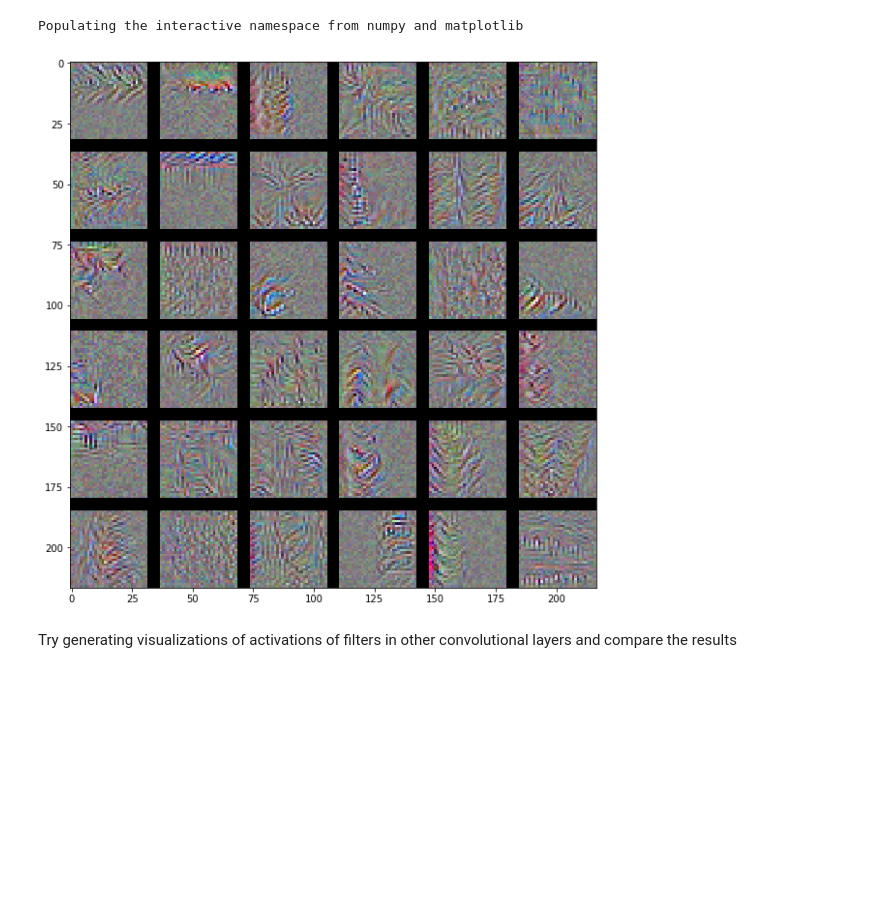
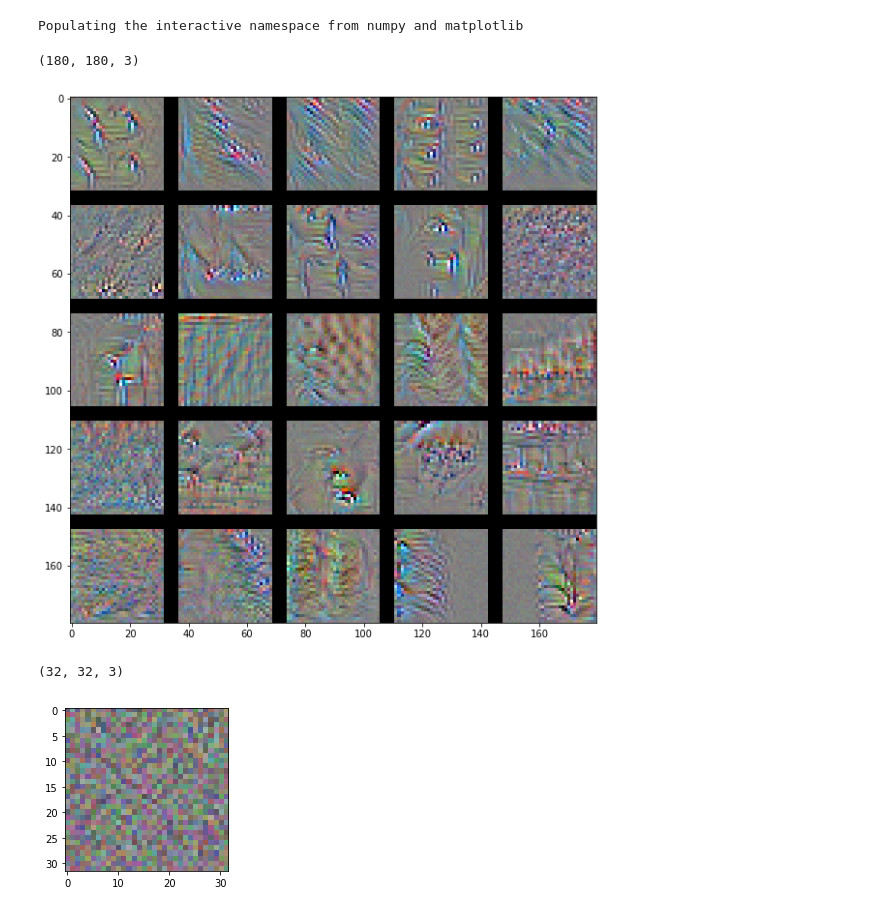
Before and after one commit to yamsgithub/deep_learning_exercises, a Jupyter notebook: visualize_activation.ipynb, the cells around one changed output. Drawn from its saved outputs; the diff is of its cells as text; code cells hidden in the pictures; blank space fills up the shorter version.

Commit message:
Added more conv nets explanations and visualizations

```diff
--- a/visualize_activation.ipynb
+++ b/visualize_activation.ipynb
@@ -221,8 +219,14 @@ def get_iterate(layer_name, filter_index, layer_dict):
 
     # build a loss function that maximizes the activation
     # of the nth filter of the layer considered
-    layer_output = layer_dict[layer_name].output
-    loss = K.mean(layer_output[:, :, :, filter_index])
+    layer = layer_dict[layer_name]
+    layer_output = layer.output
+    #layer_output = layer.get_output_at(-1)
+
+    if isinstance(layer, layers.Dense):
+        loss = K.mean(layer_output[:, filter_index])
+    else:
+        loss = K.mean(layer_output[:, :, :, filter_index])
 
     # We add an input placeholder with a size the same as the input image
     input_img = model.inputs[0]
@@ -257,35 +261,37 @@ def deprocess_image(x):
 # %%
 # Function to visualize the activate of given filter in the given layer
 def visualize_activation(layer_name, filter_index, layer_dict):
-    iterate = get_iterate(layer_name, i, layer_dict)
+    iterate = get_iterate(layer_name, filter_index, layer_dict)
 
     input_img_data = np.random.random((1,32, 32, 3)) * 20 + 128.
     step = 1
 
-    for _ in range(20):
+    for _ in range(150):
         loss_value, grads_value = iterate([input_img_data])
         # some filters get stuck to 0, we can skip them
         if loss_value <= K.epsilon():
-            return None
+            return None, None
         # Add the gradients to the input image
         input_img_data += grads_value * step
     img = deprocess_image(input_img_data[0])
-    return img
+    return img, loss_value
 # %%
-# We will maximize activation of all the filters in the last convolutional layer ('conv2d_5'), as they learn more complex patterns.
+# We will maximize activation of all the filters in the last convolutional layer, as they learn more complex patterns.
 # But you can use the same procedure to visualize any filter in any layer.
 
 # Filters that get stuck in 0 are skipped
 
-layer_name = 'conv2d_5'
+layer_name = 'conv2d_6'
+output_layer = layer_dict[layer_name]
 
 # Get the number of filters in layer_name
-output_layer = layer_dict[layer_name]
 num_filters = len(output_layer.get_weights()[1])
 print('Layer ', layer_name, ' has ', num_filters, ' filters')
+
+# Visualize activations of all the filters in the current layer
 processed_filters = []
 for i in range(0, num_filters):
-    img = visualize_activation(layer_name, i, layer_dict)
+    img, loss_value = visualize_activation(layer_name, i, layer_dict)
     if not img is None:
         print('Processed filter ', i)
         processed_filters.append((img, loss_value))
@@ -311,3 +317,11 @@ Number of filters with non-zero loss are  47
+# %%
+# We can also visualize the dense layer output. Here we visualize the last dense layer of the model for the class bird
+layer_name = 'dense_2'
+
+# Index for class bird
+class_index = 3
+img, loss_value = visualize_activation(layer_name, class_index, layer_dict)
+processed_dense_filters = [(img, loss_value)]
 # %%
 %pylab inline
 import matplotlib.pyplot as plt
@@ -354,13 +370,25 @@ def draw_filters(filters, model_name, output_dim=(32, 32), n=None):
 # %% [output]
 Populating the interactive namespace from numpy and matplotlib
+# %%
+# Visualize the processed filters of the last convolutional layer. Here we visualize the top few filters with the
+# maximum activations and save the visualization as an image on disk
+model_name = 'cifar-10'
+result = draw_filters(processed_filters,  model_name, (32, 32))
+img=mpimg.imread(result)
+plt.rcParams['figure.figsize'] = (10,10)
+imgplot = plt.imshow(img)
+plt.show()
+# %% [output]
+(180, 180, 3)
+[figure, added]
 # %%
-model_name = 'cifar-10'
-result = draw_filters(processed_filters,  model_name, (32, 32))
+# Visualize the output of the dense layer for the class bird processed above.
+model_name = 'cifar-10-dense'
+result = draw_filters(processed_dense_filters,  model_name, (32, 32))
 img=mpimg.imread(result)
-plt.rcParams['figure.figsize'] = (10,10)
+plt.rcParams['figure.figsize'] = (3,3)
 imgplot = plt.imshow(img)
 plt.show()
 # %% [output]
+(32, 32, 3)
-[figure, old version]
+[figure, new version]
-# %% [markdown]
-Try generating visualizations of activations of filters in other convolutional layers and compare the results
```
Also changed, not shown: parts of 22 cells of this notebook.
